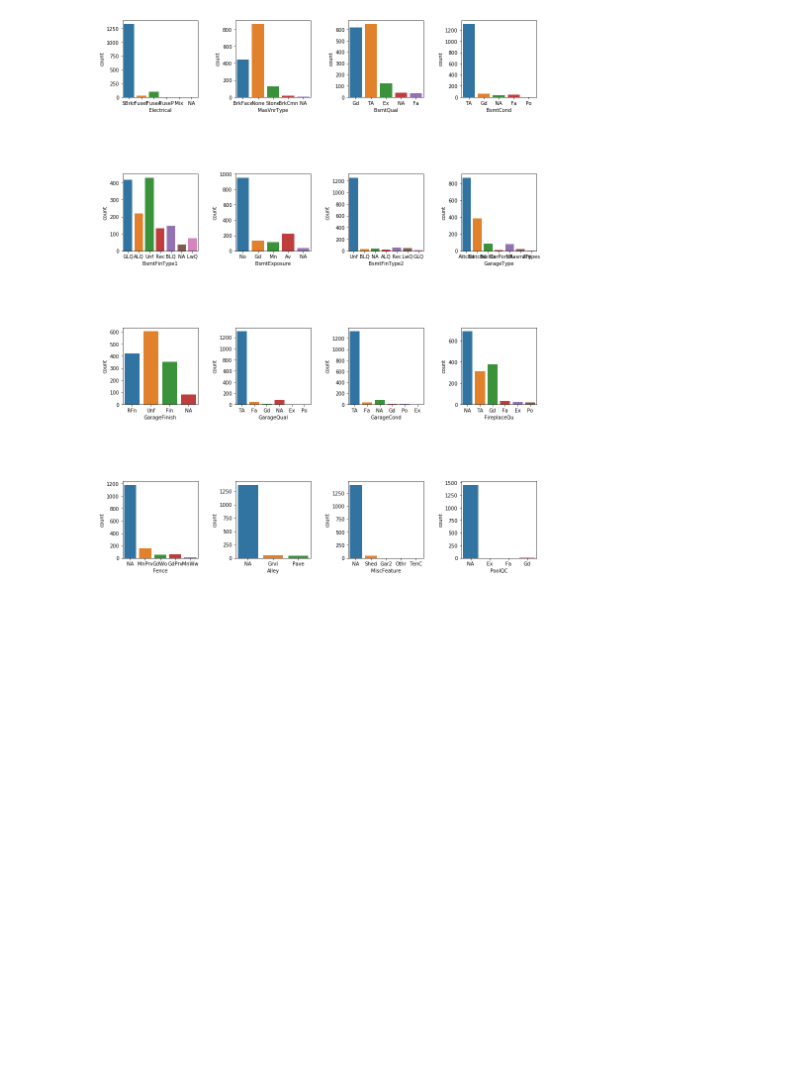
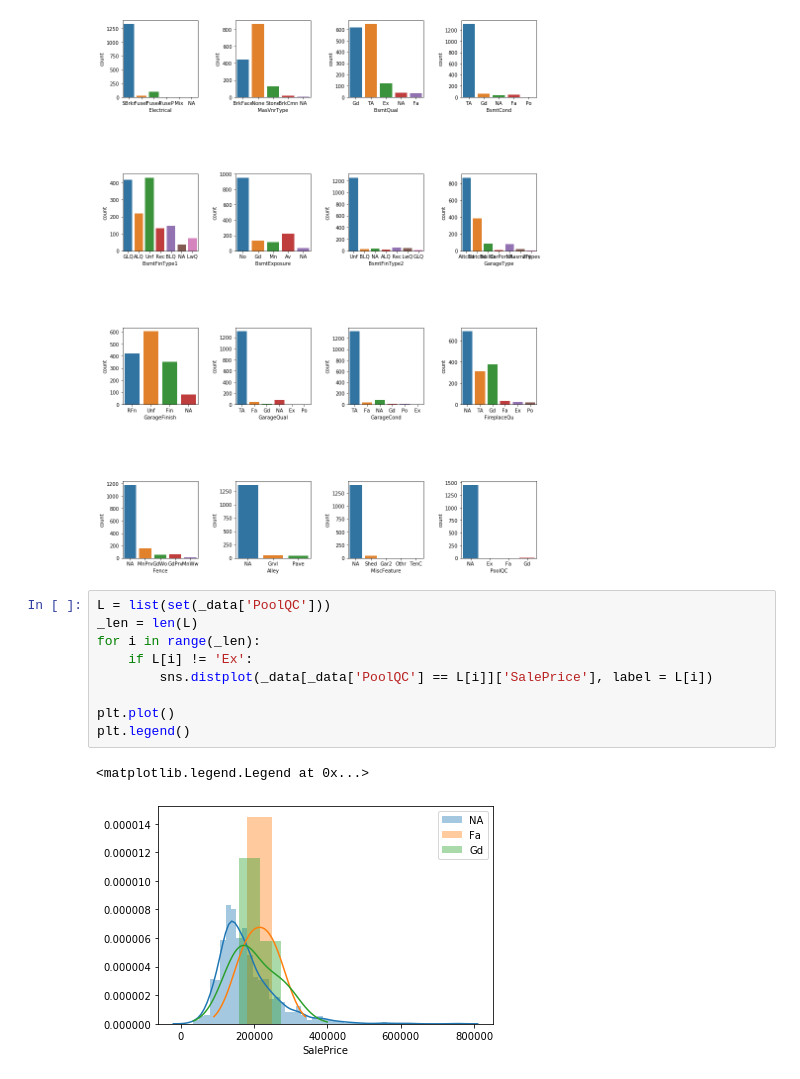
Before and after one commit to Shankhanil/CodePractice, a Jupyter notebook: Kaggle code/house-prices-advanced-regression-techniques/main.ipynb, the cells around one changed output. Cells and saved outputs as stored; diff of their text form; blank space fills up the shorter version.

```diff
--- a/Kaggle code/house-prices-advanced-regression-techniques/main.ipynb
+++ b/Kaggle code/house-prices-advanced-regression-techniques/main.ipynb
@@ -90,3 +90,15 @@ for i in range(_len):
     sns.countplot(data = _data, x = L[i])
 # %% [output]
 [figure]
+# %%
+L = list(set(_data['PoolQC']))
+_len = len(L)
+for i in range(_len):
+    if L[i] != 'Ex':
+        sns.distplot(_data[_data['PoolQC'] == L[i]]['SalePrice'], label = L[i])
+
+plt.plot()
+plt.legend()
+# %% [output]
+<matplotlib.legend.Legend at 0x...>
+[figure, added]
```
